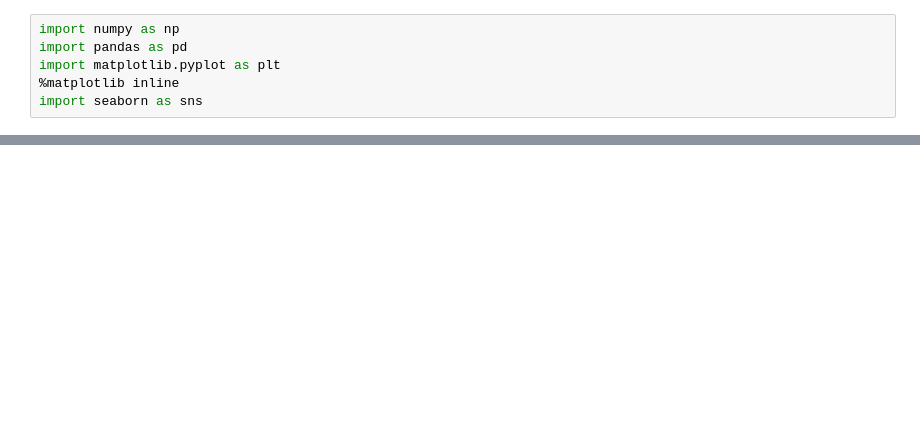
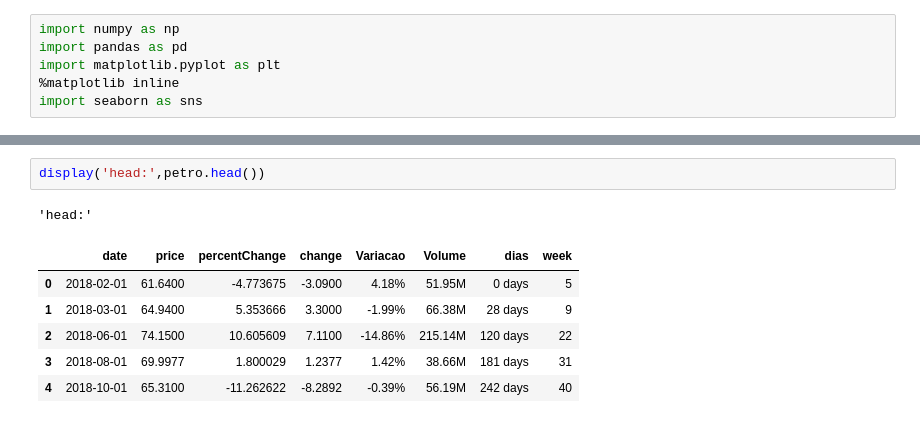
Before and after one commit to sergiolcrezende/Mackenzie, a Jupyter notebook: trilha_4_analise.ipynb, the cells around one changed output, grey strips where cells are left out. Drawn from its saved outputs; the diff is of its cells as text; blank space fills up the shorter version.

```diff
--- a/trilha_4_analise.ipynb
+++ b/trilha_4_analise.ipynb
@@ -298,0 +325,10 @@ plt.show()
+# %%
+display('head:',petro.head())
+# %% [output]
+'head:'
+|  | date | price | percentChange | change | Variacao | Volume | dias | week |
+| 0 | 2018-02-01 | 61.6400 | -4.773675 | -3.0900 | 4.18% | 51.95M | 0 days | 5 |
+| 1 | 2018-03-01 | 64.9400 | 5.353666 | 3.3000 | -1.99% | 66.38M | 28 days | 9 |
+| 2 | 2018-06-01 | 74.1500 | 10.605609 | 7.1100 | -14.86% | 215.14M | 120 days | 22 |
+| 3 | 2018-08-01 | 69.9977 | 1.800029 | 1.2377 | 1.42% | 38.66M | 181 days | 31 |
+| 4 | 2018-10-01 | 65.3100 | -11.262622 | -8.2892 | -0.39% | 56.19M | 242 days | 40 |
```
Also changed, not shown: parts of 61 cells of this notebook.
